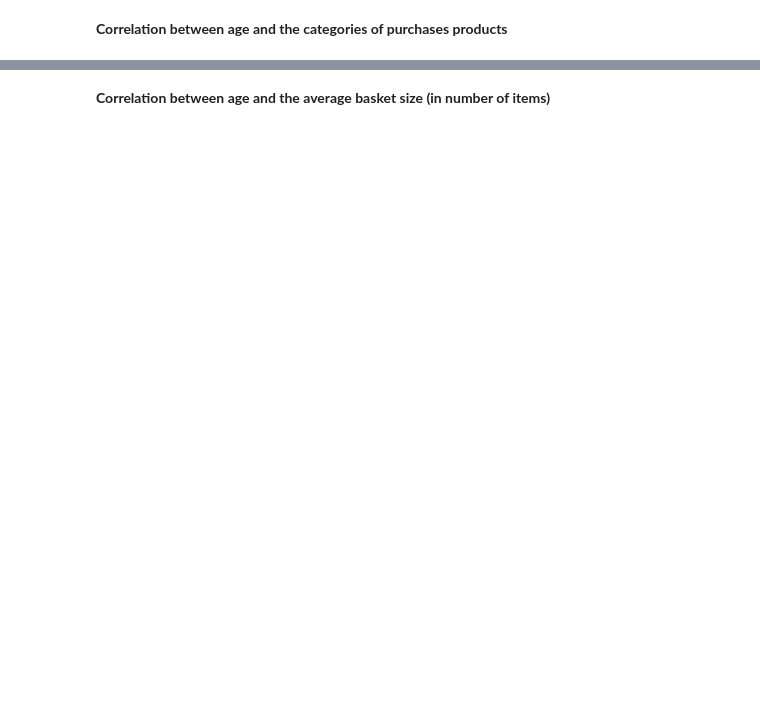
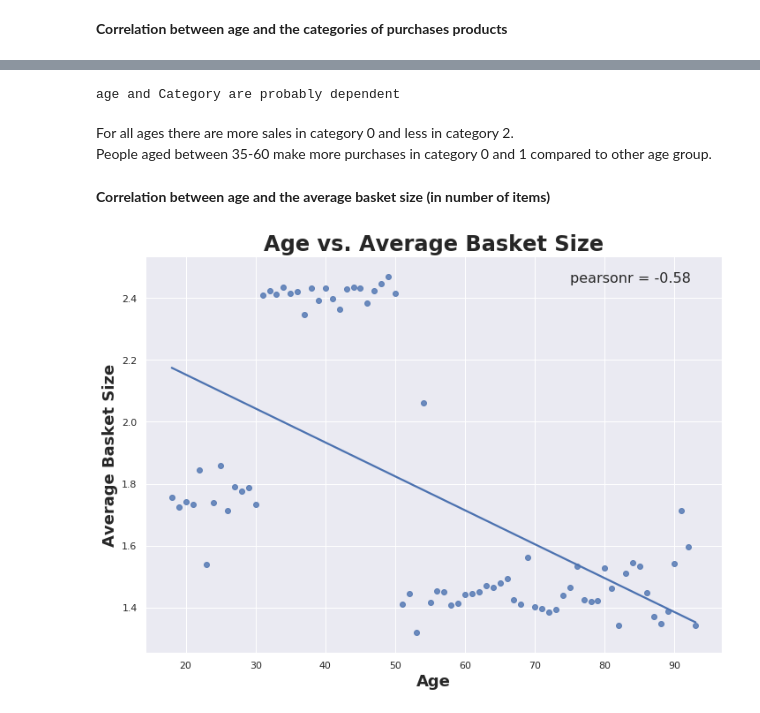
Before and after one commit to furawa/OC_data_analyst_projects, a Jupyter notebook: 02_analyze_company_sales/analyze_company_sales.ipynb, the cells around one changed output, grey strips where cells are left out. Drawn from its saved outputs; the diff is of its cells as text; code cells hidden in the pictures; blank space fills up the shorter version.

Commit message:
feat: Correlation between age and average basket size

```diff
--- a/02_analyze_company_sales/analyze_company_sales.ipynb
+++ b/02_analyze_company_sales/analyze_company_sales.ipynb
@@ -824,2 +855,23 @@ sns.relplot("age", "id_prod", data = g, kind = "scatter", col = "day")
+# %%
+stat, p, dof, expected = sci.chi2_contingency(group_age_category_table)
+if p > 0.01:
+    print("age and Category are probably independent") # We fail to reject the null hypothesis
+else:
+    print("age and Category are probably dependent") # We reject the null hypothesis
+# %% [output]
+age and Category are probably dependent
+# %% [markdown]
+For all ages there are more sales in category 0 and less in category 2.
+People aged between 35-60 make more purchases in category 0 and 1 compared to other age group.
 # %% [markdown]
 **Correlation between age and the average basket size (in number of items)**
+# %%
+age_average_basket = sales_clean.groupby(["age", "session_id"]).count().reset_index().groupby("age")["id_prod"].mean().reset_index()
+sns.regplot("age", "id_prod", data = age_average_basket, ci = False)
+plt.xlabel("Age", fontsize = 18, fontweight = "bold")
+plt.ylabel("Average Basket Size", fontsize = 18, fontweight = "bold")
+plt.title("Age vs. Average Basket Size", fontsize = 24, fontweight = "bold")
+r_age_average_basket = sci.pearsonr(age_average_basket.age, age_average_basket.id_prod)[0]
+plt.text(s = "pearsonr = {:.2f}".format(r_age_average_basket), x = 75, y = 2.45, fontsize = 16);
+# %% [output]
+[figure, added]
```
Also changed, not shown: parts of 4 cells of this notebook.
